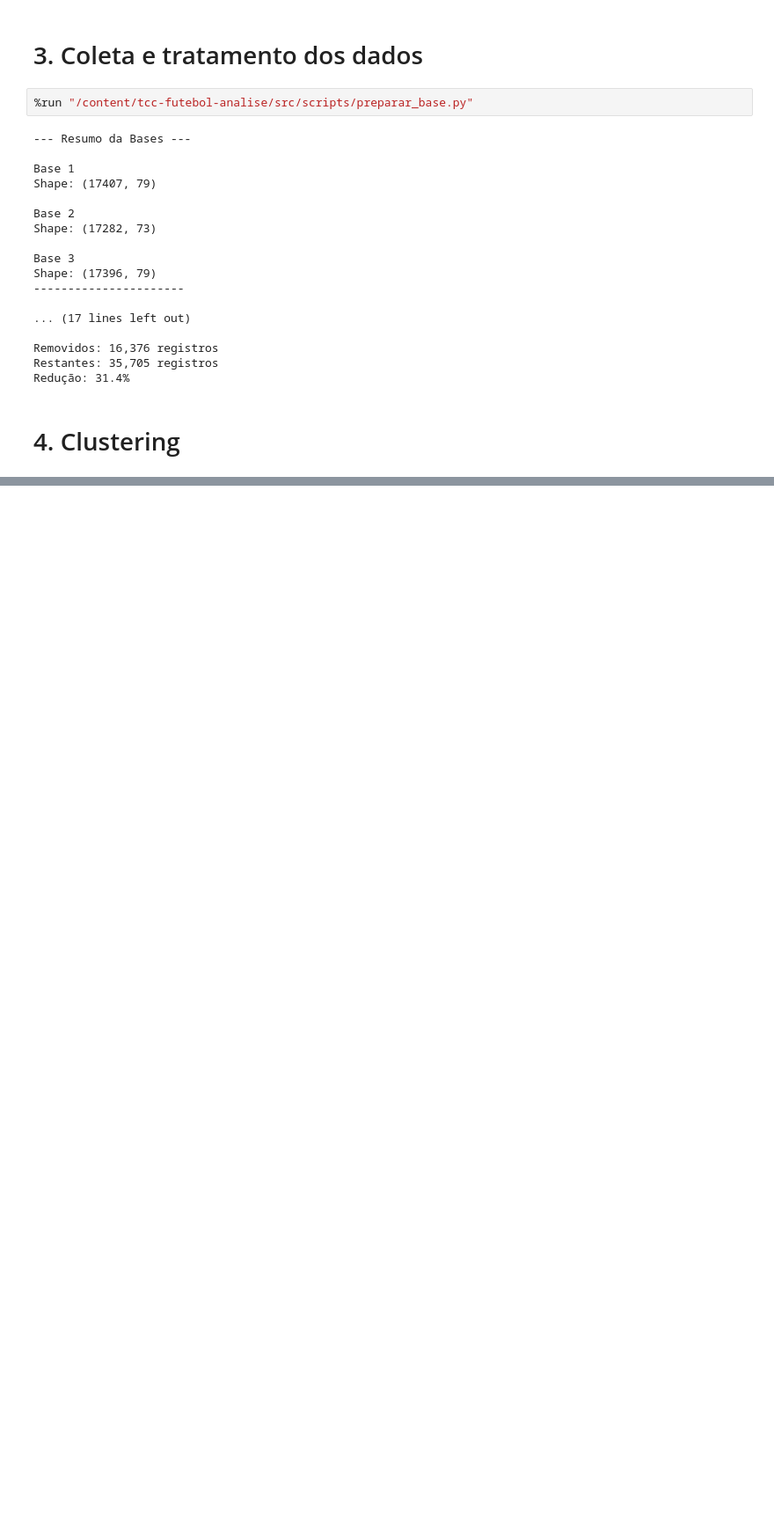
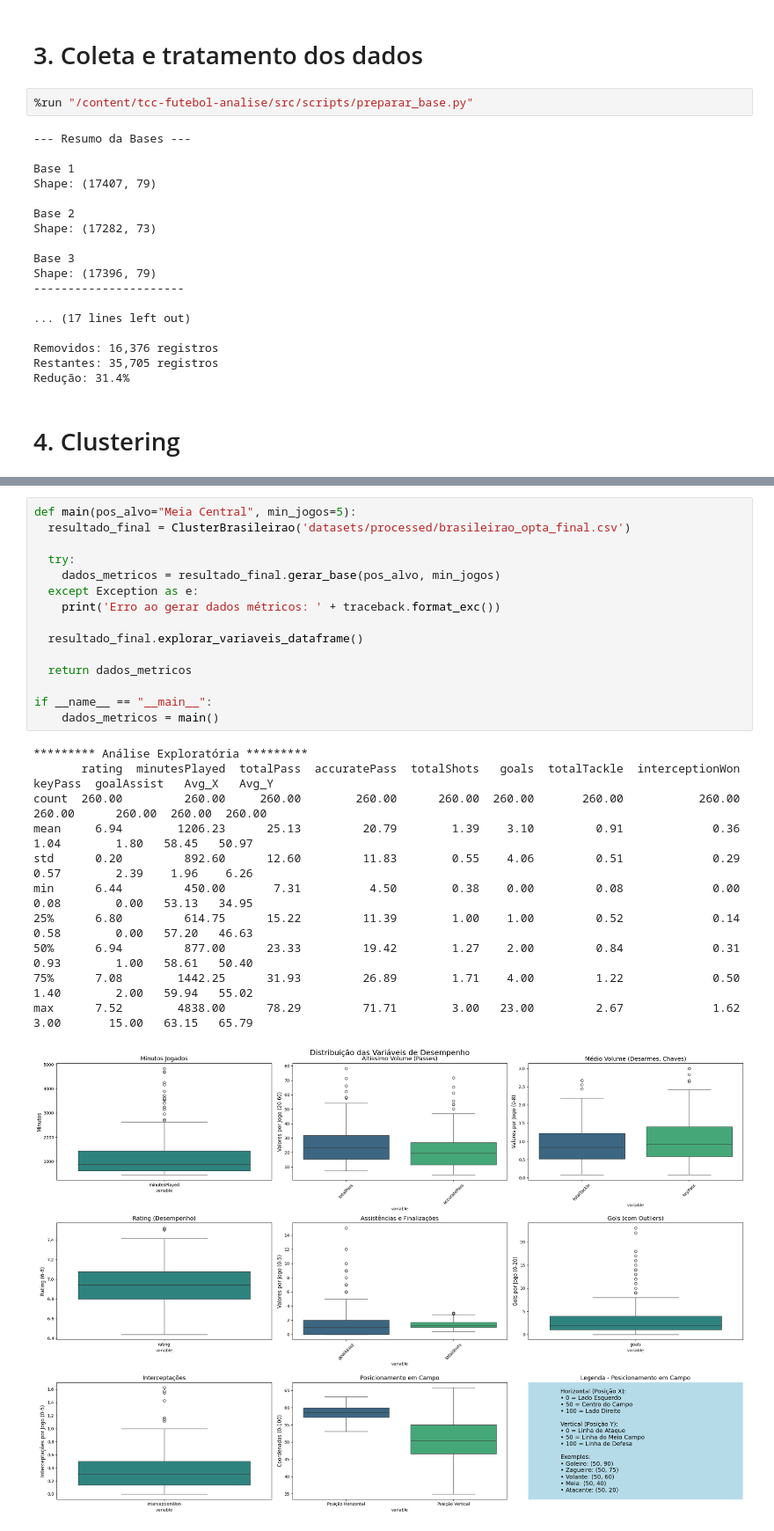
Before and after one commit to jillianb2m/tcc-futebol-analise, a Jupyter notebook: tcc_ml_futebol.ipynb, the cells around one changed output, grey strips where cells are left out. Shown at 88% size. Saved outputs shown, nothing was run; the diff lists cells and outputs as text; blank space fills up the shorter version.

Commit message:
v4 - explorar dados do dataframe

```diff
--- a/tcc_ml_futebol.ipynb
+++ b/tcc_ml_futebol.ipynb
@@ -55,0 +240,27 @@ Redução: 31.4%
+# %%
+def main(pos_alvo="Meia Central", min_jogos=5):
+  resultado_final = ClusterBrasileirao('datasets/processed/brasileirao_opta_final.csv')
+
+  try:
+    dados_metricos = resultado_final.gerar_base(pos_alvo, min_jogos)
+  except Exception as e:
+    print('Erro ao gerar dados métricos: ' + traceback.format_exc())
+
+  resultado_final.explorar_variaveis_dataframe()
+
+  return dados_metricos
+
+if __name__ == "__main__":
+    dados_metricos = main()
+# %% [output]
+********* Análise Exploratória *********
+       rating  minutesPlayed  totalPass  accuratePass  totalShots   goals  totalTackle  interceptionWon  keyPass  goalAssist   Avg_X   Avg_Y
+count  260.00         260.00     260.00        260.00      260.00  260.00       260.00           260.00   260.00      260.00  260.00  260.00
+mean     6.94        1206.23      25.13         20.79        1.39    3.10         0.91             0.36     1.04        1.80   58.45   50.97
+std      0.20         892.60      12.60         11.83        0.55    4.06         0.51             0.29     0.57        2.39    1.96    6.26
+min      6.44         450.00       7.31          4.50        0.38    0.00         0.08             0.00     0.08        0.00   53.13   34.95
+25%      6.80         614.75      15.22         11.39        1.00    1.00         0.52             0.14     0.58        0.00   57.20   46.63
+50%      6.94         877.00      23.33         19.42        1.27    2.00         0.84             0.31     0.93        1.00   58.61   50.40
+75%      7.08        1442.25      31.93         26.89        1.71    4.00         1.22             0.50     1.40        2.00   59.94   55.02
+max      7.52        4838.00      78.29         71.71        3.00   23.00         2.67             1.62     3.00       15.00   63.15   65.79
+[figure, added]
```
Also changed, not shown: parts of 5 cells of this notebook.
